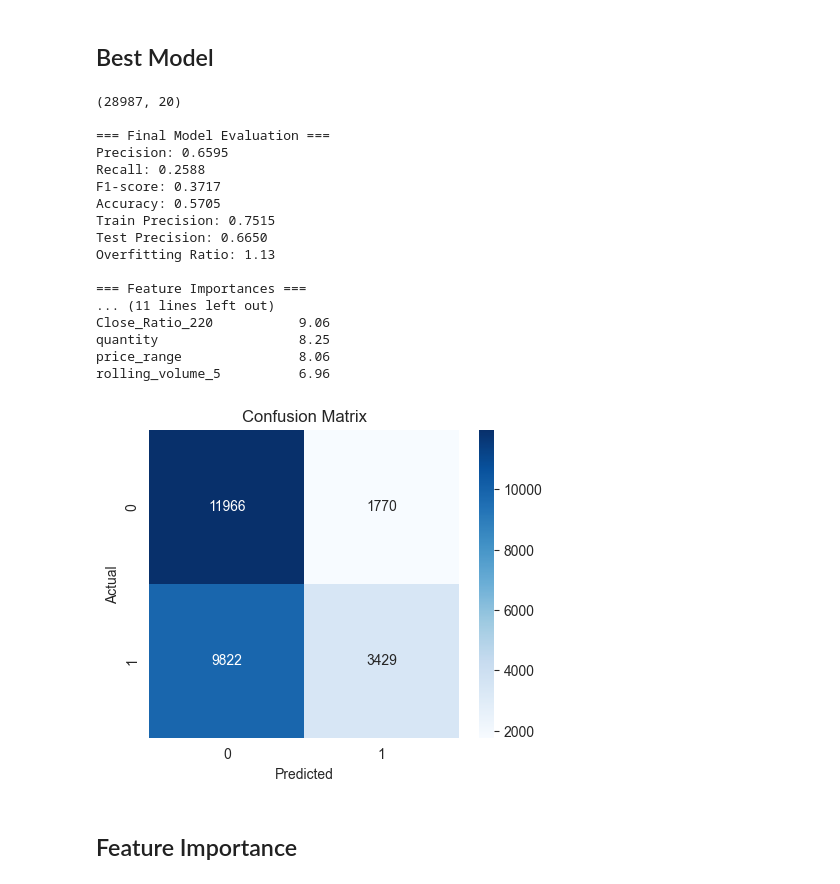
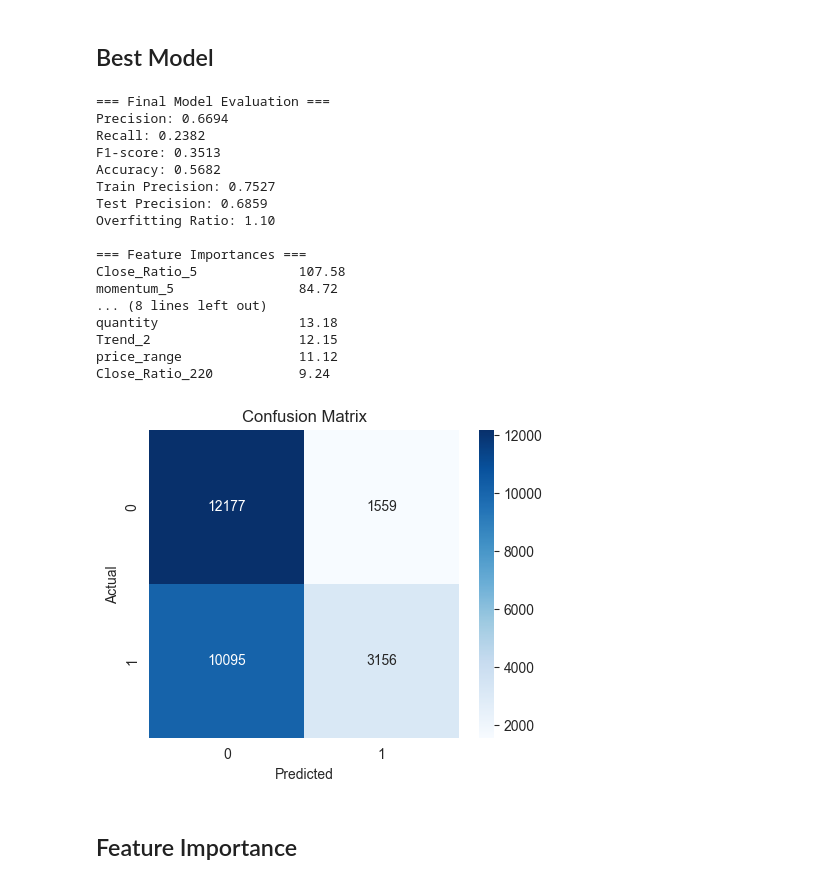
Before and after one commit to mestresanna/lifeCycleProject, a Jupyter notebook: notebooks/07_final_model_gridsearch.ipynb, the cells around one changed output. Saved outputs shown, nothing was run; the diff lists cells and outputs as text; code cells hidden in the pictures.

```diff
--- a/notebooks/07_final_model_gridsearch.ipynb
+++ b/notebooks/07_final_model_gridsearch.ipynb
@@ -331,13 +327,12 @@ features = ['quantity', 'volume', 'ibovespa_close', 'day_of_week', 'price_range'
 model = XGBClassifier(
     n_estimators=200,
     max_depth=2,
-    learning_rate=0.05,
-    min_child_weight=5,
+    learning_rate=0.025,
+    min_child_weight=1,
     subsample=0.6,
-    colsample_bytree=0.6,
-    gamma=1,
-    reg_alpha=2,
-    reg_lambda=5,
+    colsample_bytree=0.8,
+    gamma=0.5,
+    reg_alpha=1,
     tree_method='hist',
     random_state=1
 )
@@ -489,21 +521,18 @@ features = [
 # -----------------------------
 # Define the Best Model
 # -----------------------------
-best_params = {
-    'n_estimators': 200,
-    'max_depth': 2,
-    'learning_rate': 0.05,
-    'min_child_weight': 5,
-    'subsample': 0.6,
-    'colsample_bytree': 0.6,
-    'gamma': 1,
-    'reg_alpha': 2,
-    'reg_lambda': 5,
-    'tree_method': 'hist',
-    'random_state': 1
-}
-
-model = XGBClassifier(**best_params)
+model = XGBClassifier(
+    n_estimators=200,
+    max_depth=2,
+    learning_rate=0.025,
+    min_child_weight=1,
+    subsample=0.6,
+    colsample_bytree=0.8,
+    gamma=0.5,
+    reg_alpha=1,
+    tree_method='hist',
+    random_state=1
+)
 
 # -----------------------------
 # Backtest Function
@@ -562,48 +591,48 @@ print(f"Recall: {recall:.4f}")
 print(f"F1-score: {f1_Score:.4f}")
 print(f"Accuracy: {accuracy:.4f}")
 print(f"Train Precision: {train_prec:.4f}")
 print(f"Test Precision: {test_prec:.4f}")
 print(f"Overfitting Ratio: {overfit_ratio:.2f}")
 
 
 # -----------------------------
 # Feature Importance
 # -----------------------------
 importances = model.get_booster().get_score(importance_type='gain')
 print("\n=== Feature Importances ===")
 for feature, score in sorted(importances.items(), key=lambda x: x[1], reverse=True):
     print(f"{feature:<25} {score:.2f}")
 
 # -----------------------------
 # Confusion Matrix
 # -----------------------------
 
 cm = confusion_matrix(y_true, y_pred)
 plt.figure(figsize=(5,4))
 sns.heatmap(cm, annot=True, fmt='d', cmap='Blues', xticklabels=[0,1], yticklabels=[0,1])
 plt.ylabel('Actual')
 plt.xlabel('Predicted')
 plt.title("Confusion Matrix")
 plt.show()
 # %% [output]
-(28987, 20)
-
 === Final Model Evaluation ===
-Precision: 0.6595
-Recall: 0.2588
-F1-score: 0.3717
-Accuracy: 0.5705
-Train Precision: 0.7515
-Test Precision: 0.6650
-Overfitting Ratio: 1.13
+Precision: 0.6694
+Recall: 0.2382
+F1-score: 0.3513
+Accuracy: 0.5682
+Train Precision: 0.7527
+Test Precision: 0.6859
+Overfitting Ratio: 1.10
 
 === Feature Importances ===
-... (11 lines left out)
-Close_Ratio_220           9.06
-quantity                  8.25
-price_range               8.06
-rolling_volume_5          6.96
+Close_Ratio_5             107.58
+momentum_5                84.72
+... (8 lines left out)
+quantity                  13.18
+Trend_2                   12.15
+price_range               11.12
+Close_Ratio_220           9.24
-[figure, old version]
+[figure, new version]
 # %% [markdown]
 ## Feature Importance
 # %%
```
Also changed, not shown: parts of 9 cells of this notebook, 1 other file.
